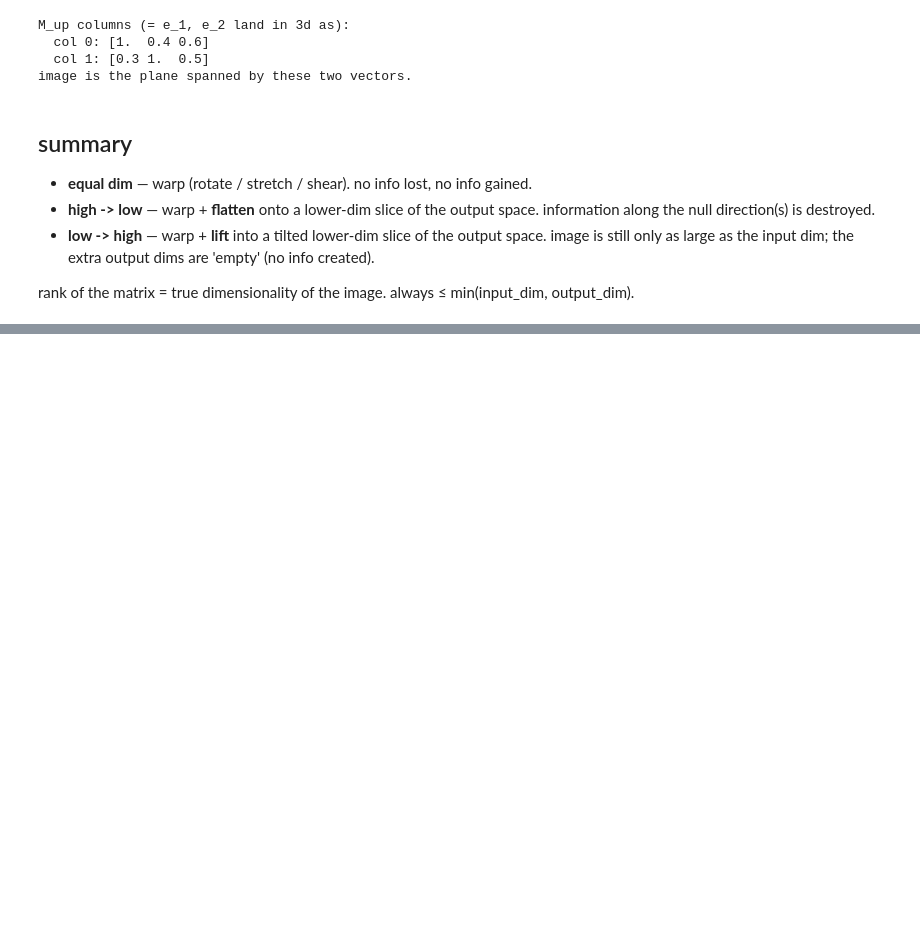
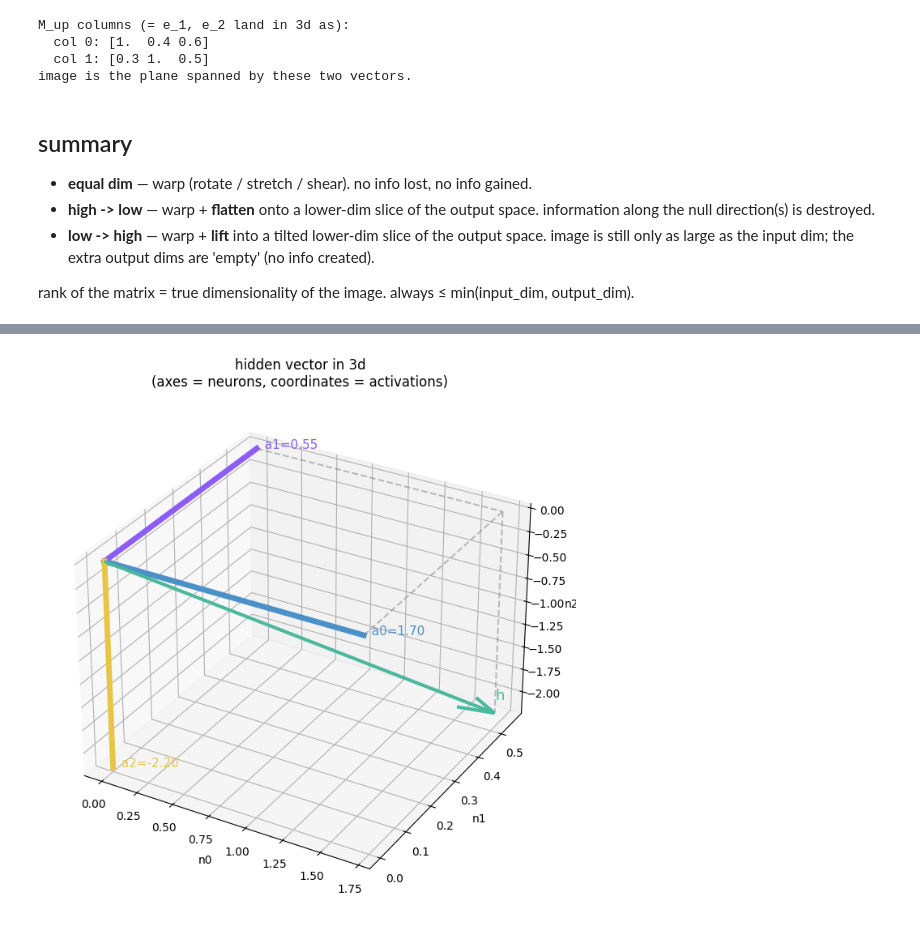
Before and after one commit to codespaceDrifter/MINDOLOGY, a Jupyter notebook: code/math/matmul.ipynb, the cells around one changed output, grey strips where cells are left out. Drawn from its saved outputs; the diff is of its cells as text; code cells hidden in the pictures; blank space fills up the shorter version.

```diff
--- a/code/math/matmul.ipynb
+++ b/code/math/matmul.ipynb
@@ -231,0 +331,29 @@ rank of the matrix = true dimensionality of the image. always ≤ min(input_dim,
+# %%
+fig = plt.figure(figsize=(7, 7))
+ax = fig.add_subplot(111, projection='3d')
+
+# hidden vector as green arrow
+ax.quiver(0, 0, 0, hidden[0], hidden[1], hidden[2],
+          color='#4AB89D', linewidth=3, arrow_length_ratio=0.08)
+ax.text(hidden[0], hidden[1], hidden[2] + 0.15, 'h', color='#4AB89D', fontsize=13)
+
+# axis-aligned components: solid segment on each axis = activation of that neuron
+ax.plot([0, hidden[0]], [0, 0], [0, 0], color=neuron_colors[0], linewidth=5)
+ax.plot([0, 0], [0, hidden[1]], [0, 0], color=neuron_colors[1], linewidth=5)
+ax.plot([0, 0], [0, 0], [0, hidden[2]], color=neuron_colors[2], linewidth=5)
+
+# dashed connectors from h's tip down to the axes (shows the decomposition visually)
+ax.plot([hidden[0], hidden[0]], [hidden[1], hidden[1]], [0, hidden[2]], linestyle='--', color='gray', alpha=0.5)
+ax.plot([hidden[0], hidden[0]], [0, hidden[1]], [0, 0], linestyle='--', color='gray', alpha=0.5)
+ax.plot([0, hidden[0]], [hidden[1], hidden[1]], [0, 0], linestyle='--', color='gray', alpha=0.5)
+
+# annotate activation values on axes
+ax.text(hidden[0], 0, 0, f'  a0={hidden[0]:.2f}', color=neuron_colors[0], fontsize=11)
+ax.text(0, hidden[1], 0, f'  a1={hidden[1]:.2f}', color=neuron_colors[1], fontsize=11)
+ax.text(0, 0, hidden[2], f'  a2={hidden[2]:.2f}', color=neuron_colors[2], fontsize=11)
+
+ax.set_xlabel('n0'); ax.set_ylabel('n1'); ax.set_zlabel('n2')
+ax.set_title('hidden vector in 3d\n(axes = neurons, coordinates = activations)')
+plt.tight_layout(); plt.show()
+# %% [output]
+[figure, added]
```
Also changed, not shown: parts of 19 cells of this notebook, 6 other files.
